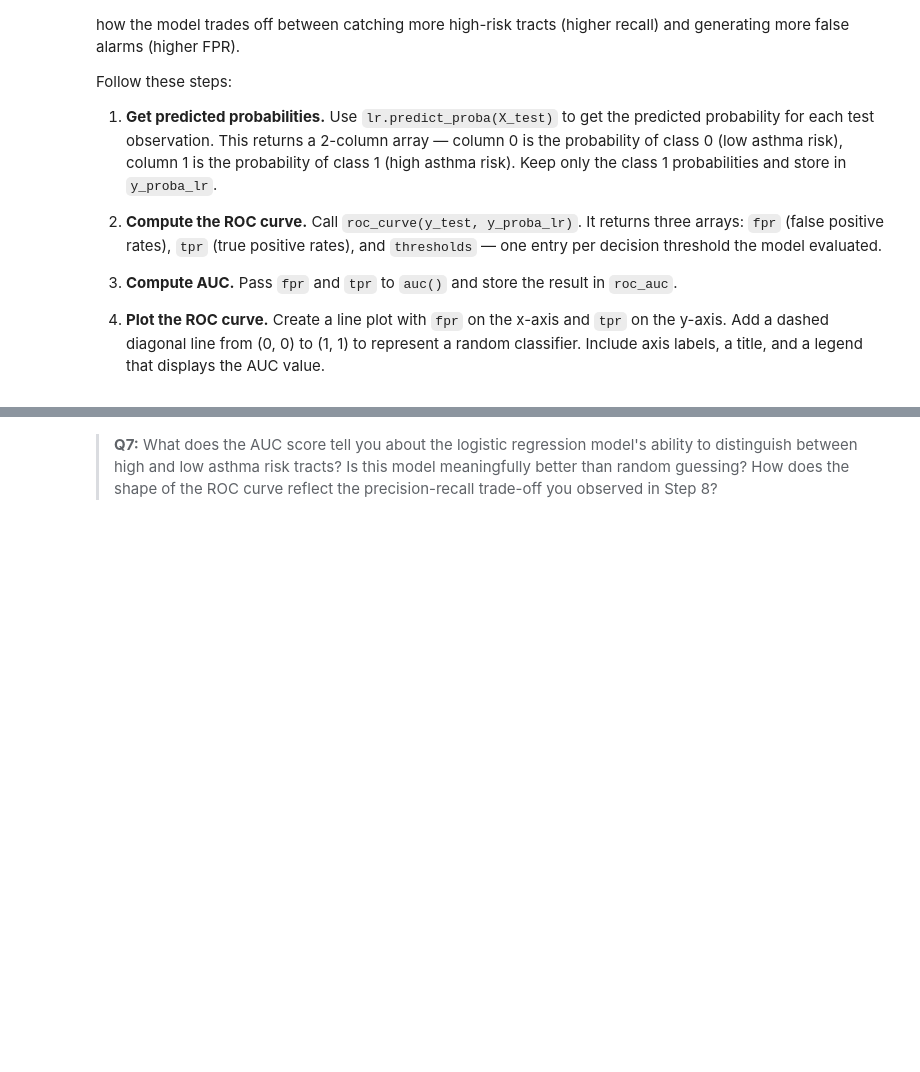
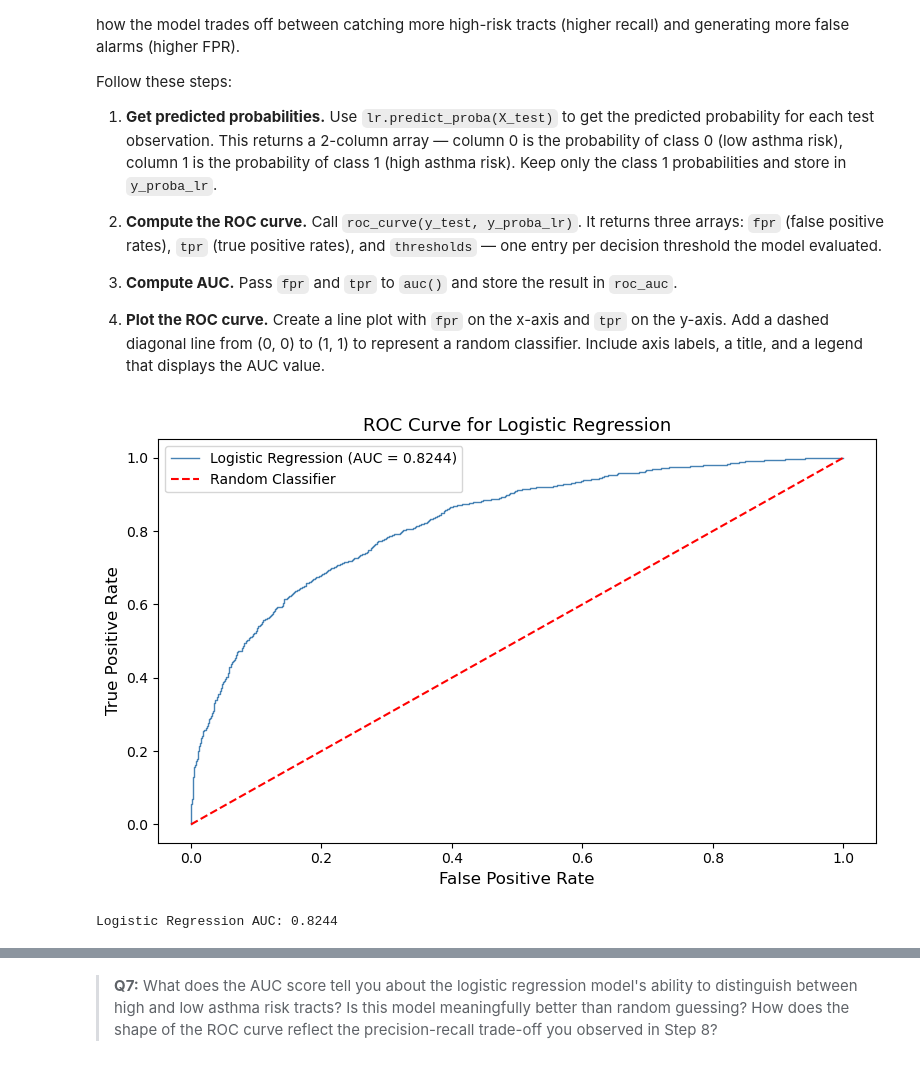
Before and after one commit to vedikaS-byte/assignment-2, a Jupyter notebook: hw2-task2.ipynb, the cells around one changed output, grey strips where cells are left out. Saved outputs shown, nothing was run; the diff lists cells and outputs as text; code cells hidden in the pictures; blank space fills up the shorter version.

```diff
--- a/hw2-task2.ipynb
+++ b/hw2-task2.ipynb
@@ -422,11 +456,28 @@ Follow these steps:
 
 4. **Plot the ROC curve.** Create a line plot with `fpr` on the x-axis and `tpr` on the y-axis. Add a dashed diagonal line from (0, 0) to (1, 1) to represent a random classifier. Include axis labels, a title, and a legend that displays the AUC value.
 # %%
-y_proba_lr = ...
-fpr, tpr, thresholds = ...
-roc_auc = ...
+# Predicted probabilities
+y_proba_lr = lr.predict_proba(X_test)[:, 1]
+# Fit the ROC curve based on the fpr, tpr, and critical threshold
+fpr, tpr, thresholds = roc_curve(y_test, y_proba_lr)
+# Calculate area under curve
+roc_auc = auc(fpr, tpr)
+
+# Plot curve
+fig, ax = plt.subplots(figsize=(8, 5))
+ax.plot(fpr, tpr, color ='steelblue', linewidth =1, label = f'Logistic Regression (AUC = {roc_auc:.4f})')
+ax.plot([0, 1], [0, 1], color='red', linestyle='--', label='Random Classifier')
+ax.set_xlabel('False Positive Rate', fontsize=12)
+ax.set_ylabel('True Positive Rate', fontsize=12)
+ax.set_title('ROC Curve for Logistic Regression', fontsize=13)
+ax.legend()
+plt.tight_layout()
+plt.show()
 
 
 print(f'Logistic Regression AUC: {roc_auc:.4f}')
+# %% [output]
+[figure, added]
+Logistic Regression AUC: 0.8244
 # %%
 grader.check("q17")
```
Also changed, not shown: parts of 9 cells of this notebook.
